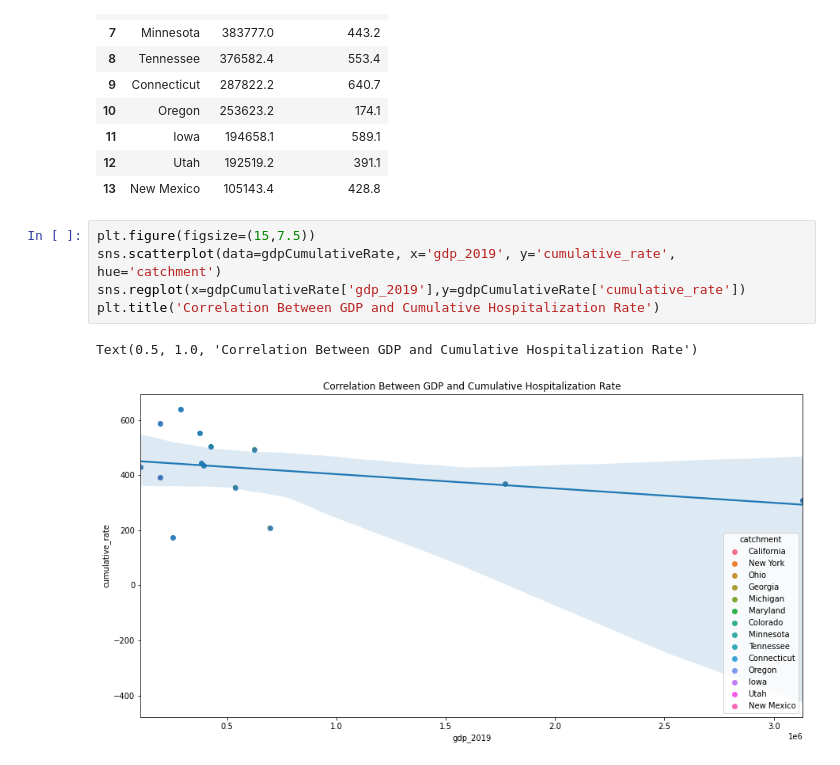
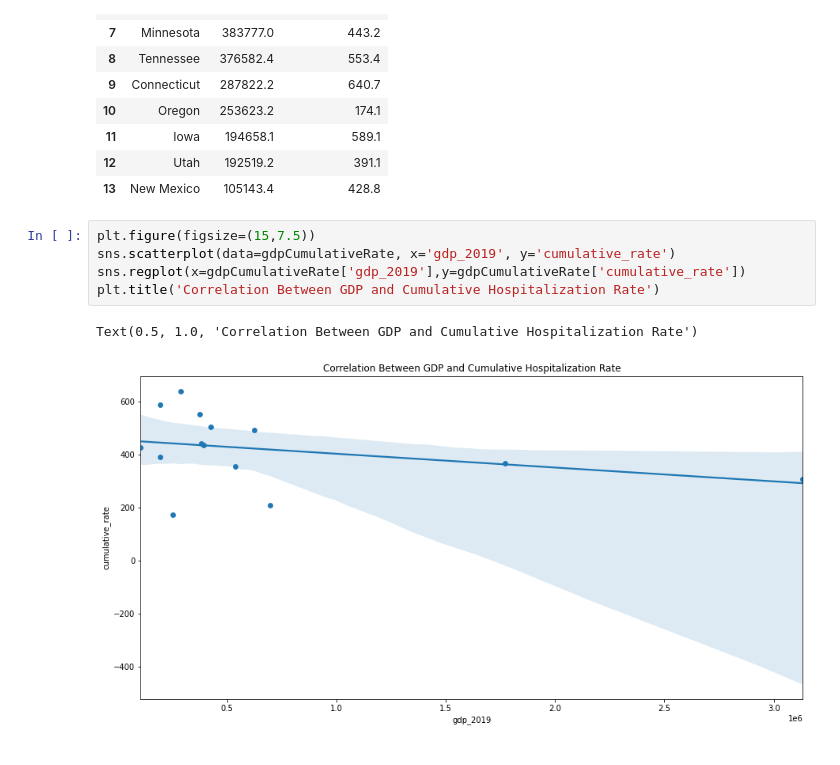
Before and after one commit to yixin0829/covid-data-gig, a Jupyter notebook: Ron's Notebook.ipynb, the cells around one changed output. Cells and saved outputs as stored; diff of their text form.

```diff
--- a/Ron's Notebook.ipynb
+++ b/Ron's Notebook.ipynb
@@ -469,9 +467,9 @@ gdpCumulativeRate
 | 13 | New Mexico | 105143.4 | 428.8 |
 # %%
 plt.figure(figsize=(15,7.5))
-sns.scatterplot(data=gdpCumulativeRate, x='gdp_2019', y='cumulative_rate', hue='catchment')
+sns.scatterplot(data=gdpCumulativeRate, x='gdp_2019', y='cumulative_rate')
 sns.regplot(x=gdpCumulativeRate['gdp_2019'],y=gdpCumulativeRate['cumulative_rate'])
 plt.title('Correlation Between GDP and Cumulative Hospitalization Rate')
 # %% [output]
 Text(0.5, 1.0, 'Correlation Between GDP and Cumulative Hospitalization Rate')
-[figure, old version]
+[figure, new version]
```
Also changed, not shown: parts of 4 cells of this notebook, 1 other file.
